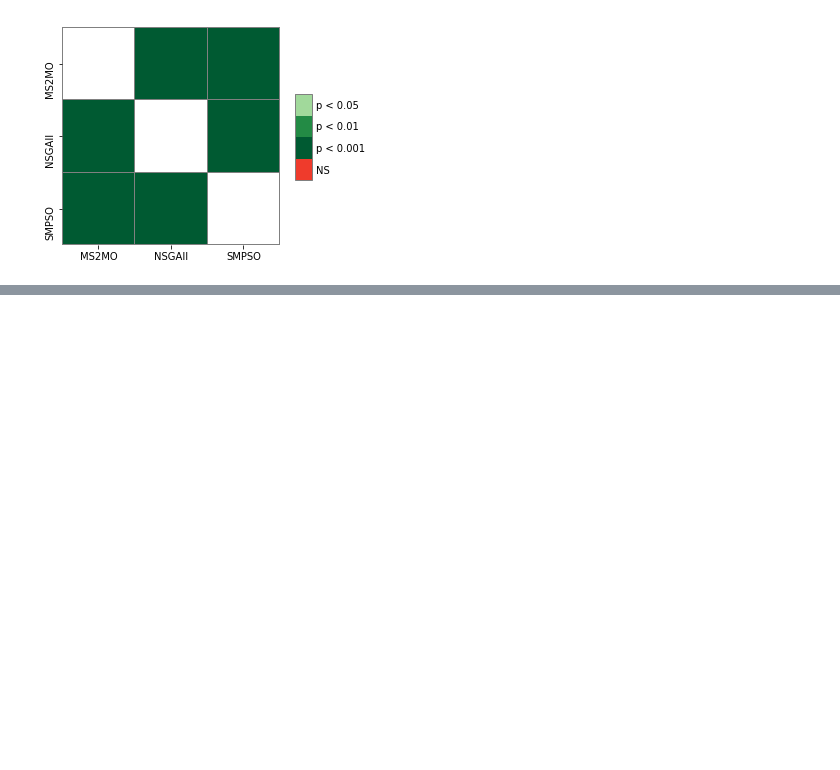
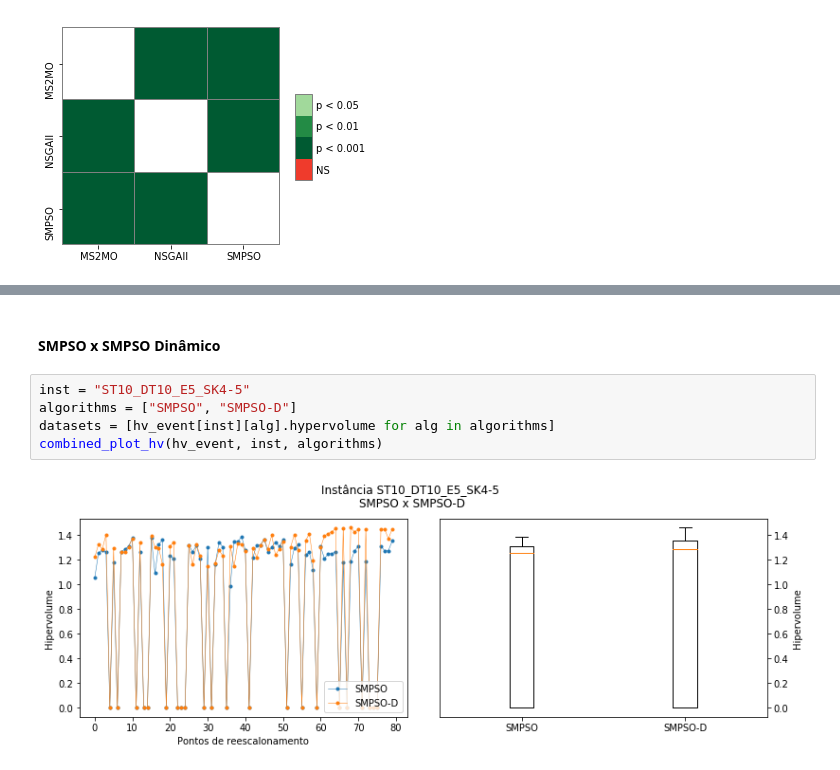
Before and after one commit to rodrigoamaral/spsp-jmetal, a Jupyter notebook: dspsp-analysis/rq2_all_algorithms.ipynb, the cells around one changed output, grey strips where cells are left out. Drawn from its saved outputs; the diff is of its cells as text; blank space fills up the shorter version.

```diff
--- a/dspsp-analysis/rq2_all_algorithms.ipynb
+++ b/dspsp-analysis/rq2_all_algorithms.ipynb
@@ -145,0 +173,9 @@ sp.sign_plot(pc, **heatmap_args)
+# %% [markdown]
+#### SMPSO x SMPSO Dinâmico
+# %%
+inst = "ST10_DT10_E5_SK4-5"
+algorithms = ["SMPSO", "SMPSO-D"]
+datasets = [hv_event[inst][alg].hypervolume for alg in algorithms]
+combined_plot_hv(hv_event, inst, algorithms)
+# %% [output]
+[figure, added]
```
Also changed, not shown: parts of 34 cells of this notebook.
